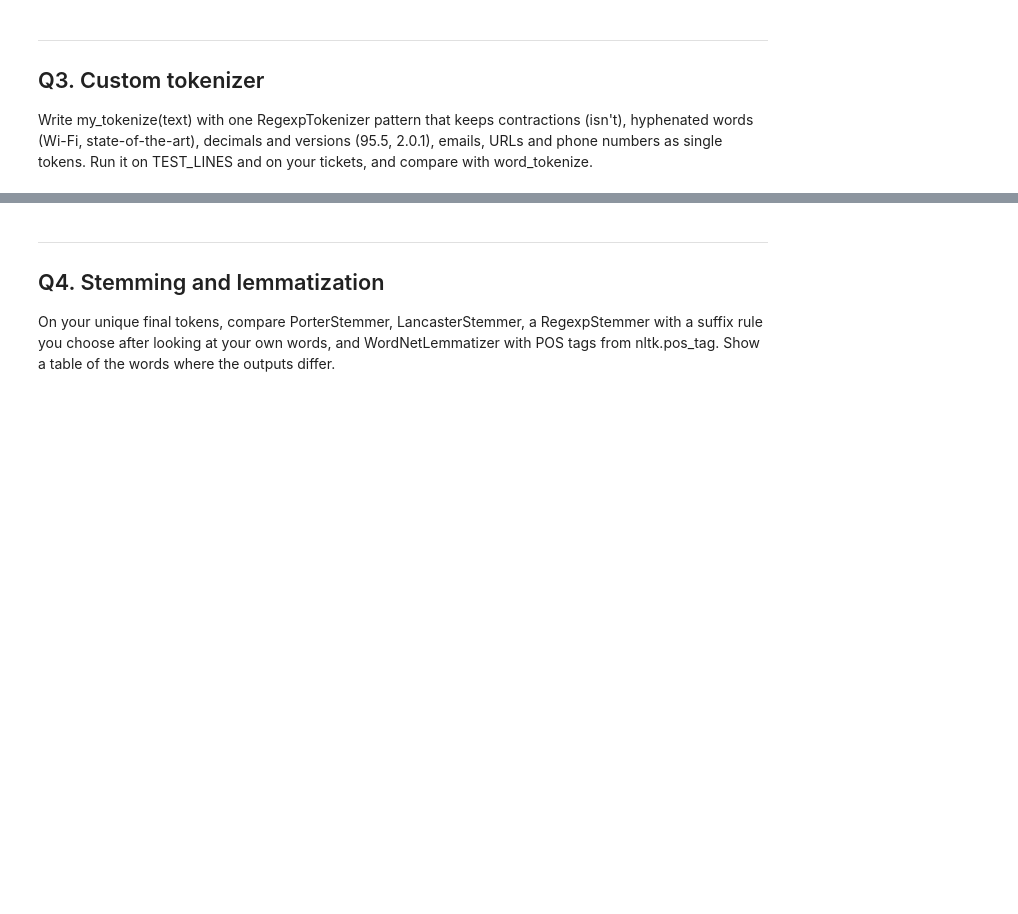
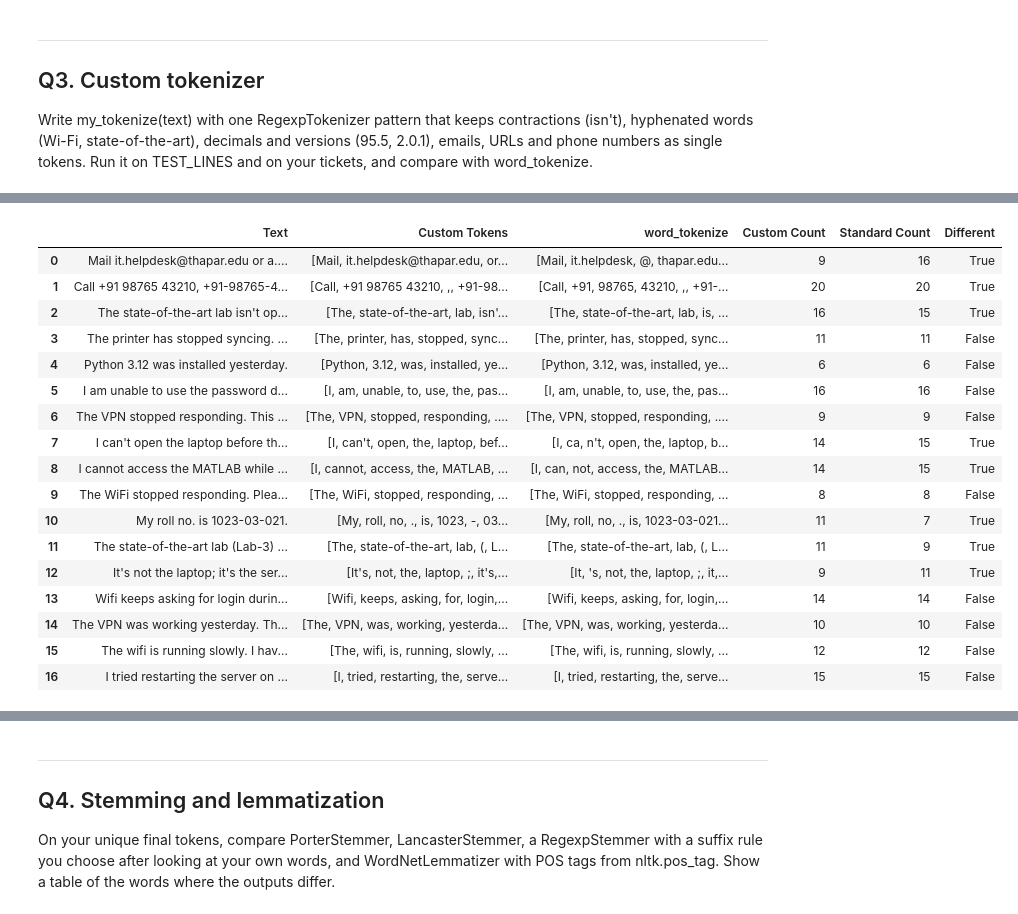
Before and after one commit to sarthakkad15/UCS420, a Jupyter notebook: Assignment_7.ipynb, the cells around one changed output, grey strips where cells are left out. Saved outputs shown, nothing was run; the diff lists cells and outputs as text; code cells hidden in the pictures; blank space fills up the shorter version.

```diff
--- a/Assignment_7.ipynb
+++ b/Assignment_7.ipynb
@@ -296,0 +309,79 @@ Write my_tokenize(text) with one RegexpTokenizer pattern that keeps contractions
+# %%
+from nltk.tokenize import RegexpTokenizer, word_tokenize
+
+pattern = r"""
+    (?:https?://|www\.)[A-Za-z0-9.-]+(?:/[A-Za-z0-9_./?%&=#:+~-]*)?
+    |[A-Za-z0-9._%+-]+@[A-Za-z0-9.-]+\.[A-Za-z]{2,}
+    |\+?\d{1,3}[- ]?(?:\d{5}[- ]?\d{5}|\d{3,5}(?:[- ]\d{3,5}){1,2})
+    |\d+(?:\.\d+)+
+    |\d+
+    |[A-Za-z]+(?:-[A-Za-z]+)+
+    |[A-Za-z]+(?:n't|'[A-Za-z]+)
+    |[A-Za-z]+
+    |[^\w\s]
+"""
+
+my_tokenizer = RegexpTokenizer(pattern, flags=re.VERBOSE)
+
+def my_tokenize(text):
+    return my_tokenizer.tokenize(text)
+
+all_texts = TEST_LINES + df["Ticket_Text"].tolist()
+
+comparison_results = []
+
+for i, text in enumerate(all_texts):
+
+    custom_tokens = my_tokenize(text)
+    standard_tokens = word_tokenize(text)
+
+    comparison_results.append({
+        "Text": text,
+        "Custom Tokens": custom_tokens,
+        "word_tokenize": standard_tokens,
+        "Custom Count": len(custom_tokens),
+        "Standard Count": len(standard_tokens),
+        "Different": custom_tokens != standard_tokens
+    })
+
+comparison_df = pd.DataFrame(comparison_results)
+
+display(comparison_df)
+
+ticket_comparisons = comparison_results[len(TEST_LINES):]
+
+different_count = sum(
+    result["Different"] for result in ticket_comparisons
+)
+
+print("\n========== TOKENIZATION SUMMARY ==========")
+print("Total tickets:", len(df))
+print("Tickets tokenized differently:", different_count)
+print("Tickets tokenized identically:", len(df) - different_count)
+
+print("\n========== TEST_LINES RESULTS ==========")
+
+for i, text in enumerate(TEST_LINES, start=1):
+    print(f"\nTest Line {i}:")
+    print(text)
+    print("Custom Tokens:", my_tokenize(text))
+    print("Standard Tokens:", word_tokenize(text))
+# %% [output]
+|  | Text | Custom Tokens | word_tokenize | Custom Count | Standard Count | Different |
+| 0 | Mail it.helpdesk@thapar.edu or a.... | [Mail, it.helpdesk@thapar.edu, or... | [Mail, it.helpdesk, @, thapar.edu... | 9 | 16 | True |
+| 1 | Call +91 98765 43210, +91-98765-4... | [Call, +91 98765 43210, ,, +91-98... | [Call, +91, 98765, 43210, ,, +91-... | 20 | 20 | True |
+| 2 | The state-of-the-art lab isn't op... | [The, state-of-the-art, lab, isn'... | [The, state-of-the-art, lab, is, ... | 16 | 15 | True |
+| 3 | The printer has stopped syncing. ... | [The, printer, has, stopped, sync... | [The, printer, has, stopped, sync... | 11 | 11 | False |
+| 4 | Python 3.12 was installed yesterday. | [Python, 3.12, was, installed, ye... | [Python, 3.12, was, installed, ye... | 6 | 6 | False |
+| 5 | I am unable to use the password d... | [I, am, unable, to, use, the, pas... | [I, am, unable, to, use, the, pas... | 16 | 16 | False |
+| 6 | The VPN stopped responding. This ... | [The, VPN, stopped, responding, .... | [The, VPN, stopped, responding, .... | 9 | 9 | False |
+| 7 | I can't open the laptop before th... | [I, can't, open, the, laptop, bef... | [I, ca, n't, open, the, laptop, b... | 14 | 15 | True |
+| 8 | I cannot access the MATLAB while ... | [I, cannot, access, the, MATLAB, ... | [I, can, not, access, the, MATLAB... | 14 | 15 | True |
+| 9 | The WiFi stopped responding. Plea... | [The, WiFi, stopped, responding, ... | [The, WiFi, stopped, responding, ... | 8 | 8 | False |
+| 10 | My roll no. is 1023-03-021. | [My, roll, no, ., is, 1023, -, 03... | [My, roll, no, ., is, 1023-03-021... | 11 | 7 | True |
+| 11 | The state-of-the-art lab (Lab-3) ... | [The, state-of-the-art, lab, (, L... | [The, state-of-the-art, lab, (, L... | 11 | 9 | True |
+| 12 | It's not the laptop; it's the ser... | [It's, not, the, laptop, ;, it's,... | [It, 's, not, the, laptop, ;, it,... | 9 | 11 | True |
+| 13 | Wifi keeps asking for login durin... | [Wifi, keeps, asking, for, login,... | [Wifi, keeps, asking, for, login,... | 14 | 14 | False |
+| 14 | The VPN was working yesterday. Th... | [The, VPN, was, working, yesterda... | [The, VPN, was, working, yesterda... | 10 | 10 | False |
+| 15 | The wifi is running slowly. I hav... | [The, wifi, is, running, slowly, ... | [The, wifi, is, running, slowly, ... | 12 | 12 | False |
+| 16 | I tried restarting the server on ... | [I, tried, restarting, the, serve... | [I, tried, restarting, the, serve... | 15 | 15 | False |
```
Also changed, not shown: parts of 15 cells of this notebook.
